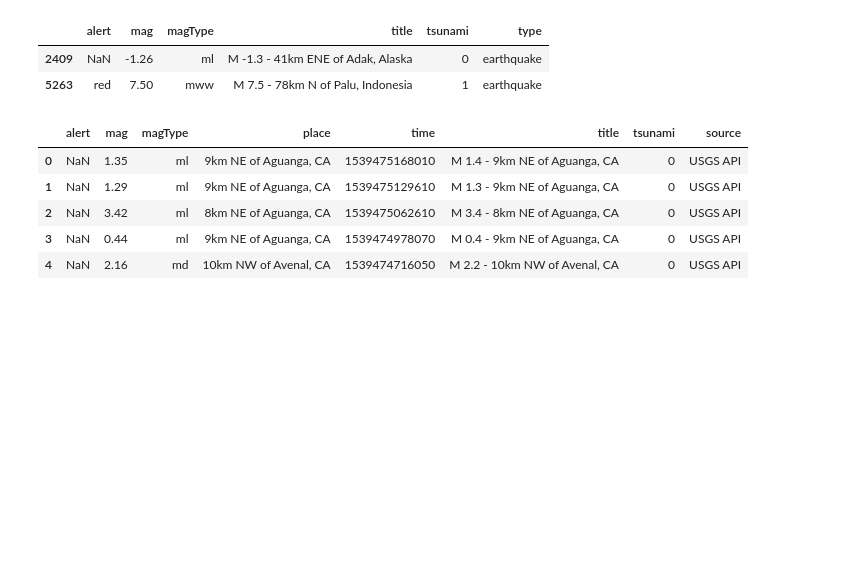
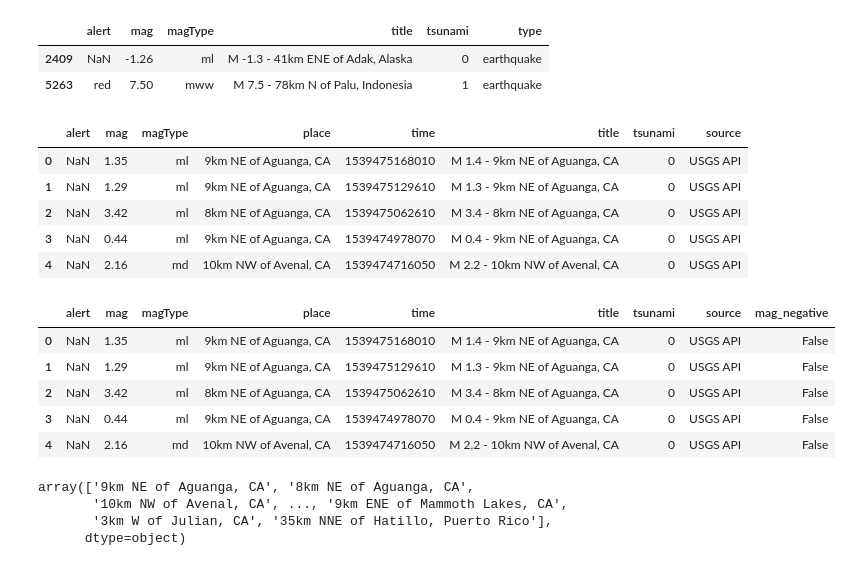
Before and after one commit to Le0Hnard/Hands-On-Data-Analysis-with-Pandas-2nd-edition, a Jupyter notebook: ch_02/Follow_Along.ipynb, the cells around one changed output. Drawn from its saved outputs; the diff is of its cells as text; code cells hidden in the pictures; blank space fills up the shorter version.

```diff
--- a/ch_02/Follow_Along.ipynb
+++ b/ch_02/Follow_Along.ipynb
@@ -203,3 +203,20 @@ df.head()
 | 2 | NaN | 3.42 | ml | 8km NE of Aguanga, CA | 1539475062610 | M 3.4 - 8km NE of Aguanga, CA | 0 | USGS API |
 | 3 | NaN | 0.44 | ml | 9km NE of Aguanga, CA | 1539474978070 | M 0.4 - 9km NE of Aguanga, CA | 0 | USGS API |
 | 4 | NaN | 2.16 | md | 10km NW of Avenal, CA | 1539474716050 | M 2.2 - 10km NW of Avenal, CA | 0 | USGS API |
+# %%
+df['mag_negative'] = df.mag < 0
+df.head()
+# %% [output]
+|  | alert | mag | magType | place | time | title | tsunami | source | mag_negative |
+| 0 | NaN | 1.35 | ml | 9km NE of Aguanga, CA | 1539475168010 | M 1.4 - 9km NE of Aguanga, CA | 0 | USGS API | False |
+| 1 | NaN | 1.29 | ml | 9km NE of Aguanga, CA | 1539475129610 | M 1.3 - 9km NE of Aguanga, CA | 0 | USGS API | False |
+| 2 | NaN | 3.42 | ml | 8km NE of Aguanga, CA | 1539475062610 | M 3.4 - 8km NE of Aguanga, CA | 0 | USGS API | False |
+| 3 | NaN | 0.44 | ml | 9km NE of Aguanga, CA | 1539474978070 | M 0.4 - 9km NE of Aguanga, CA | 0 | USGS API | False |
+| 4 | NaN | 2.16 | md | 10km NW of Avenal, CA | 1539474716050 | M 2.2 - 10km NW of Avenal, CA | 0 | USGS API | False |
+# %%
+df.place.unique()
+# %% [output]
+array(['9km NE of Aguanga, CA', '8km NE of Aguanga, CA',
+       '10km NW of Avenal, CA', ..., '9km ENE of Mammoth Lakes, CA',
+       '3km W of Julian, CA', '35km NNE of Hatillo, Puerto Rico'],
+      dtype=object)
```
Also changed, not shown: parts of 4 cells of this notebook.
